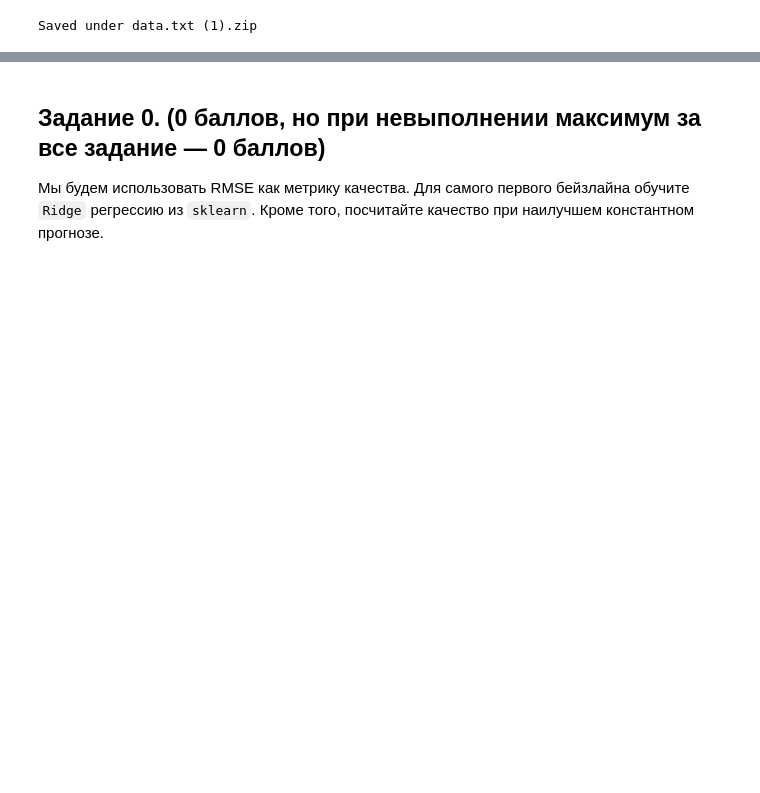
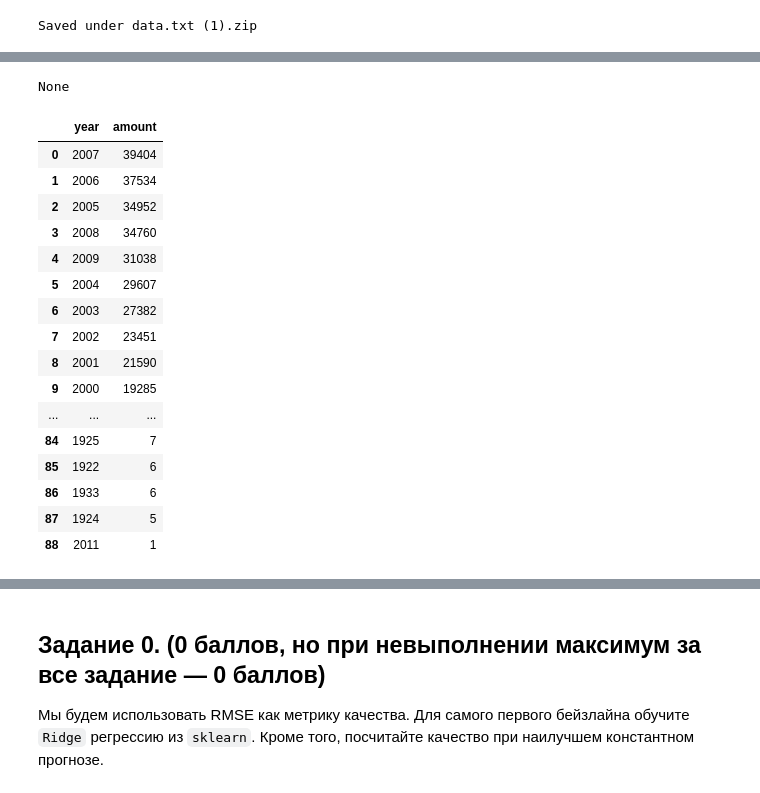
Before and after one commit to krottttt/iad, a Jupyter notebook: sem_3_hw_1/hw01_1.ipynb, the cells around one changed output, grey strips where cells are left out. Cells and saved outputs as stored; diff of their text form; code cells hidden in the pictures; blank space fills up the shorter version.

```diff
--- a/sem_3_hw_1/hw01_1.ipynb
+++ b/sem_3_hw_1/hw01_1.ipynb
@@ -54,3 +98,7 @@ df.head()
+# %%
+print(torch.cuda_version)
+# %% [output]
+None
 # %%
 X = df.iloc[:, 1:].values
 y = df.iloc[:, 0].values
@@ -72,0 +120,24 @@ y_test_l = y_l[train_size_little:]
+# %%
+pd.set_option('display.max_rows', 90)
+years = pd.DataFrame(df[0].value_counts())
+years = years.reset_index()
+years = years.rename(columns={'index':'year',0:'amount'})
+years
+# %% [output]
+|  | year | amount |
+| 0 | 2007 | 39404 |
+| 1 | 2006 | 37534 |
+| 2 | 2005 | 34952 |
+| 3 | 2008 | 34760 |
+| 4 | 2009 | 31038 |
+| 5 | 2004 | 29607 |
+| 6 | 2003 | 27382 |
+| 7 | 2002 | 23451 |
+| 8 | 2001 | 21590 |
+| 9 | 2000 | 19285 |
+| ... | ... | ... |
+| 84 | 1925 | 7 |
+| 85 | 1922 | 6 |
+| 86 | 1933 | 6 |
+| 87 | 1924 | 5 |
+| 88 | 2011 | 1 |
```
Also changed, not shown: parts of 44 cells of this notebook, 17 other files.
